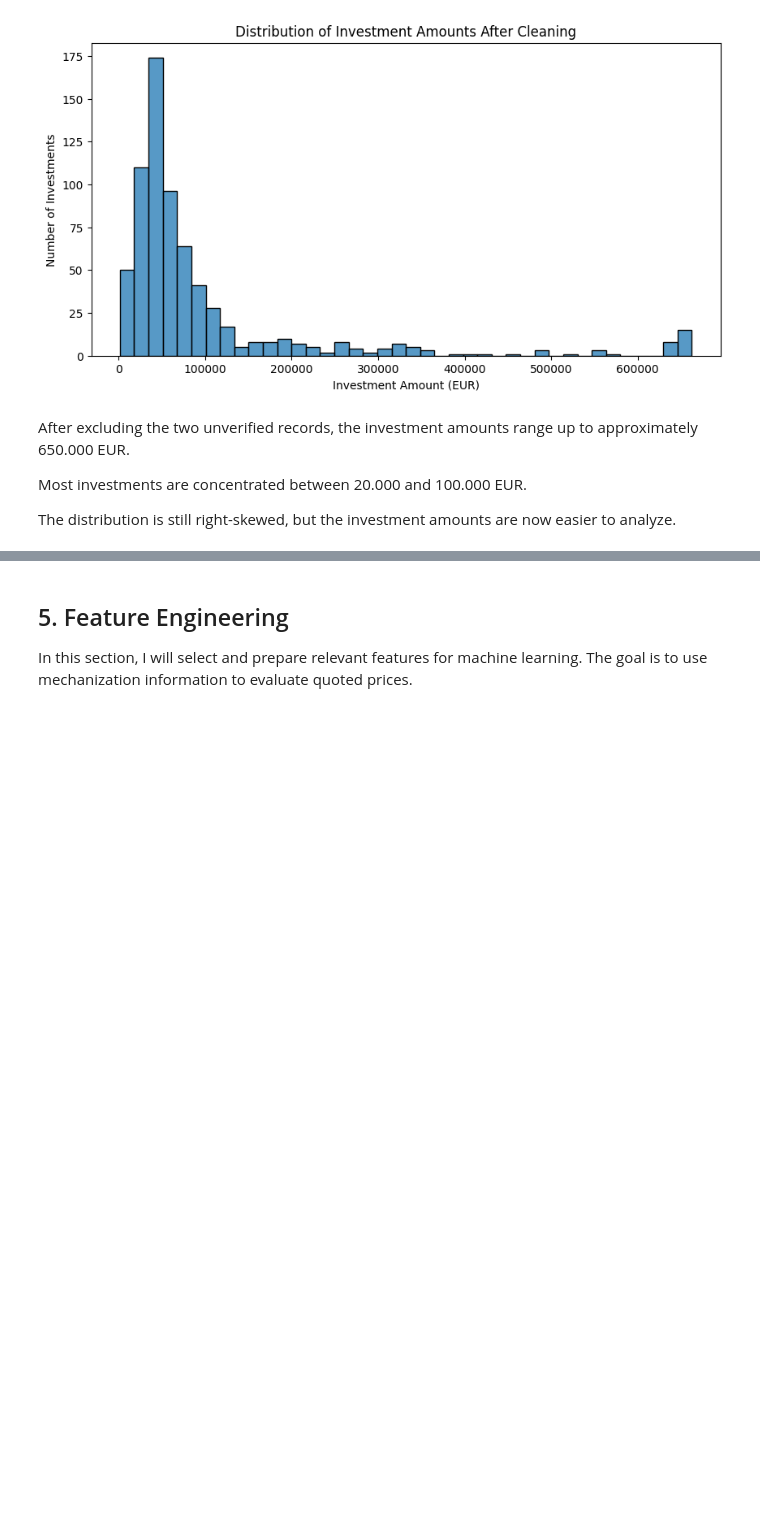
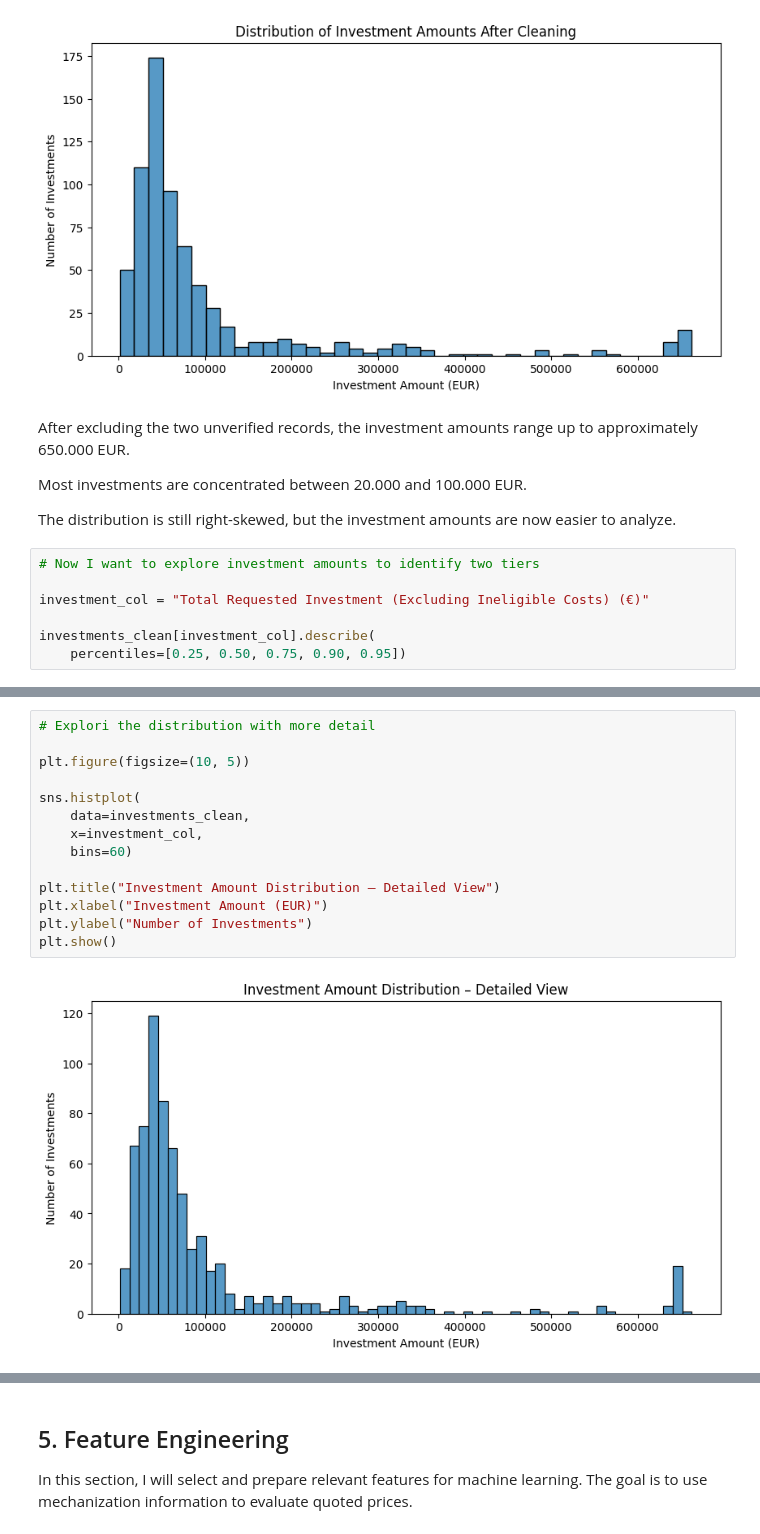
Before and after one commit to milatovicdanka90-maker/dsb_capstone, a Jupyter notebook: 01_EDA.ipynb, the cells around one changed output, grey strips where cells are left out. Saved outputs shown, nothing was run; the diff lists cells and outputs as text; blank space fills up the shorter version.

```diff
--- a/01_EDA.ipynb
+++ b/01_EDA.ipynb
@@ -779,3 +870,10 @@ After excluding the two unverified records, the investment amounts range up to a
 Most investments are concentrated between 20.000 and 100.000 EUR.
 
 The distribution is still right-skewed, but the investment amounts are now easier to analyze.
+# %%
+# Now I want to explore investment amounts to identify two tiers
+
+investment_col = "Total Requested Investment (Excluding Ineligible Costs) (€)"
+
+investments_clean[investment_col].describe(
+    percentiles=[0.25, 0.50, 0.75, 0.90, 0.95])
@@ -781,0 +893,16 @@ The distribution is still right-skewed, but the investment amounts are now easie
+# %%
+# Explori the distribution with more detail
+
+plt.figure(figsize=(10, 5))
+
+sns.histplot(
+    data=investments_clean,
+    x=investment_col,
+    bins=60)
+
+plt.title("Investment Amount Distribution – Detailed View")
+plt.xlabel("Investment Amount (EUR)")
+plt.ylabel("Number of Investments")
+plt.show()
+# %% [output]
+[figure, added]
```
Also changed, not shown: parts of 17 cells of this notebook.
